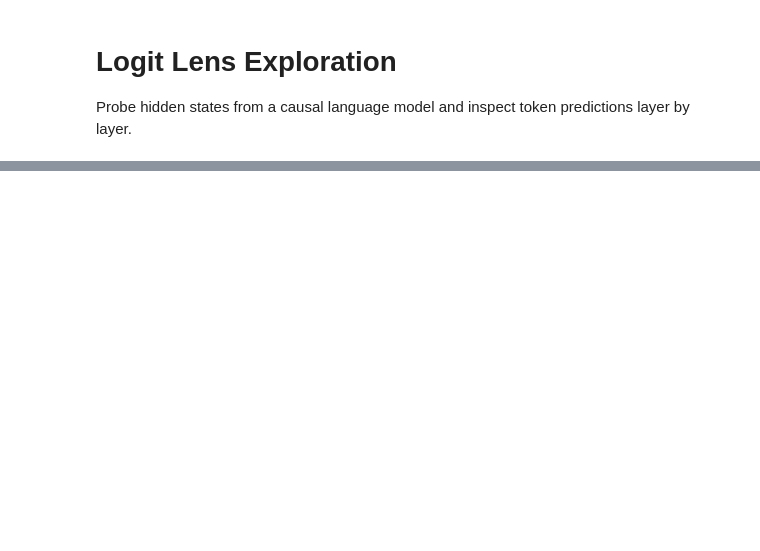
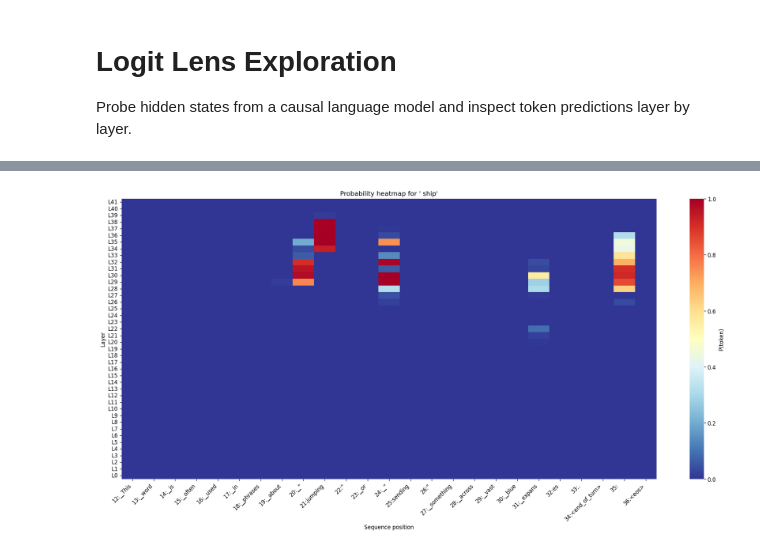
Before and after one commit to lmmontoya-ai/Extending-Eliciting-Latent-Knowledge, a Jupyter notebook: logit-lens.ipynb, the cells around one changed output, grey strips where cells are left out. Saved outputs shown, nothing was run; the diff lists cells and outputs as text; code cells hidden in the pictures; blank space fills up the shorter version.

```diff
--- a/logit-lens.ipynb
+++ b/logit-lens.ipynb
@@ -495,3 +498,33 @@ heatmap_chart
 | Final | word (0.725) | is (0.281) | often (0.251) | used (0.342) | in (0.362) | phrases (0.260) | about (0.421) | " (0.245) | jumping (0.288) | ... |
 43 rows × 25 columns
 [interactive output not drawn]
+# %%
+probabilities = layer_probabilities.detach().to(torch.float32).cpu().numpy()
+target_token_ids = tokenizer.encode(target_token_str, add_special_tokens=False)
+if not target_token_ids:
+    raise ValueError(f"Could not tokenize {target_token_str!r} to a token id.")
+target_token_id = target_token_ids[-1]
+token_prob_matrix = probabilities[:, :, target_token_id]
+layer_labels = [f"L{layer}" for layer in probed_layers]
+token_prob_matrix = token_prob_matrix[::-1, :]
+layer_labels = list(reversed(layer_labels))
+fig, ax = plt.subplots(figsize=(18, 9), dpi=120)
+sns.heatmap(
+    token_prob_matrix,
+    ax=ax,
+    cmap="RdYlBu_r",
+    vmin=0.0,
+    vmax=1.0,
+    xticklabels=token_labels,
+    yticklabels=layer_labels,
+    cbar_kws={"label": "P(token)"},
+)
+ax.set_title(f"Probability heatmap for '{target_token_str}'")
+ax.set_xlabel("Sequence position")
+ax.set_ylabel("Layer")
+plt.setp(ax.get_xticklabels(), rotation=45, ha="right")
+plt.setp(ax.get_yticklabels(), rotation=0)
+fig.tight_layout()
+plt.show()
+# %% [output]
+[figure, added]
```
Also changed, not shown: parts of 2 cells of this notebook, 23 other files.
